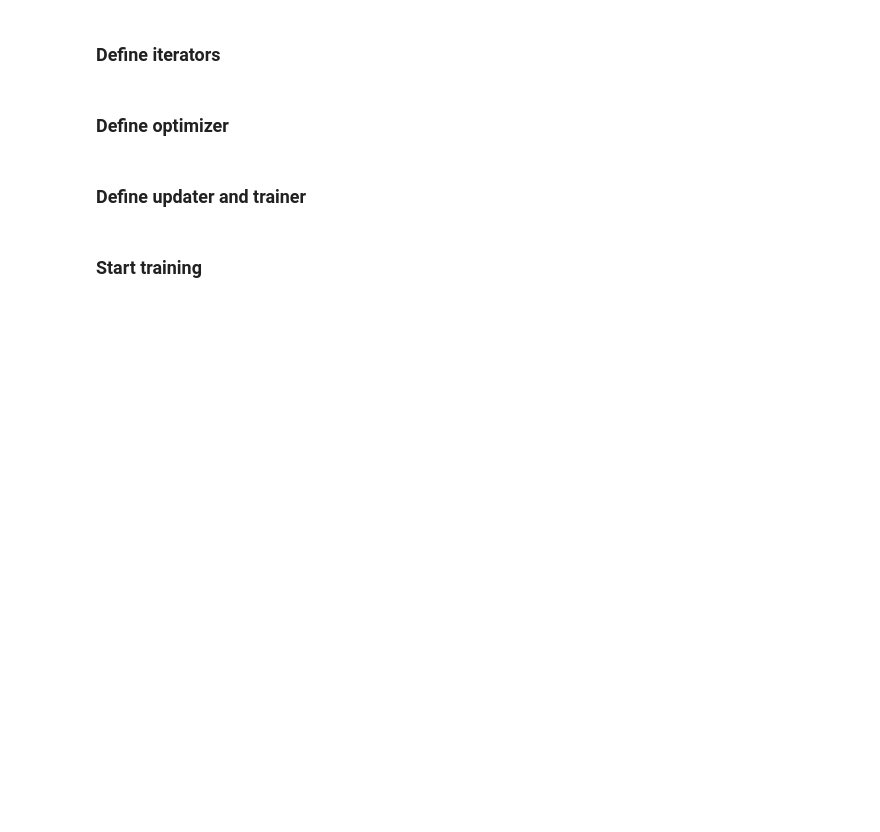
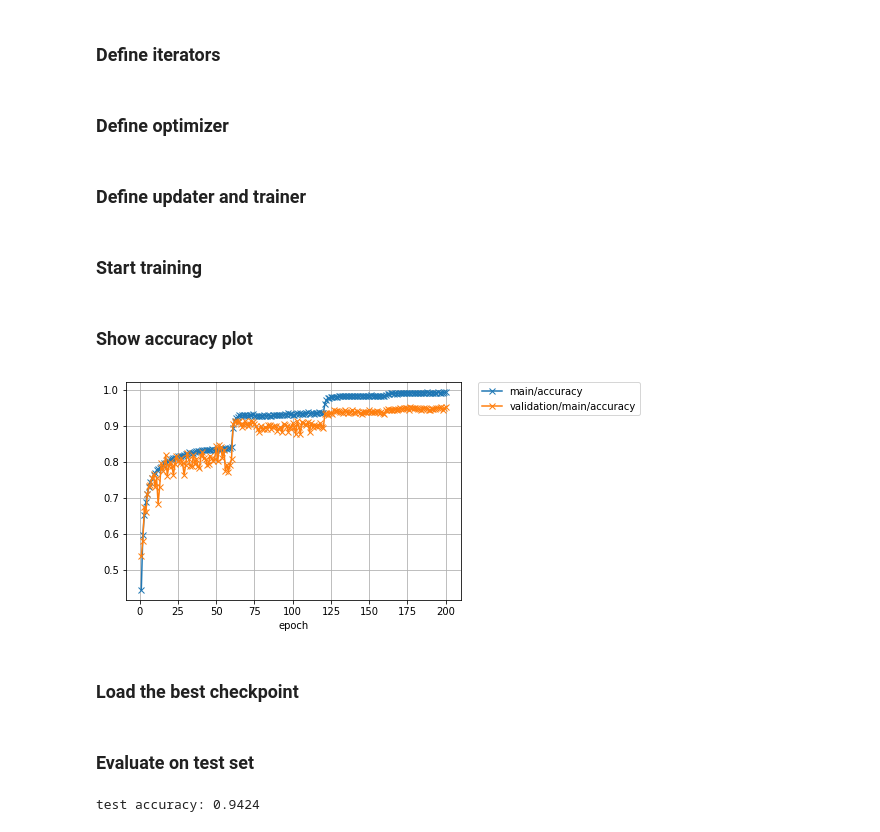
Before and after one commit to davda54/chainer-wideresnet, a Jupyter notebook: wideresnet.ipynb, the cells around one changed output. Saved outputs shown, nothing was run; the diff lists cells and outputs as text; code cells hidden in the pictures; blank space fills up the shorter version.

Commit message:
:flags: Checkpoint recovery and its accuracy on test set

```diff
--- a/wideresnet.ipynb
+++ b/wideresnet.ipynb
@@ -199,3 +205,12 @@ trainer.extend(E.MultistepShift('lr', gamma=0.2, step_value=[60, 120, 160], init
 ### Start training
 # %%
 trainer.run()
+# %% [markdown]
+### Show accuracy plot
+# %%
+from IPython.display import Image
+Image(filename=f'{FOLDER}/accuracy.png')
+# %% [output]
+[figure, added]
+# %% [markdown]
+### Load the best checkpoint
@@ -201,0 +221,22 @@ trainer.run()
+# %% [markdown]
+### Evaluate on test set
+# %%
+from chainer import cuda
+import math
+
+test_inputs = np.array([x for x, _ in test])
+test_labels = np.array([l for _, l in test])
+predictions = []
+
+with ch.using_config('train', False):
+    for i in range(int(math.ceil(len(test_labels) / BATCH_SIZE))):
+        batch = test_inputs[i*BATCH_SIZE:min((i+1)*BATCH_SIZE, len(test_labels)), ...]
+        output = best_model(cuda.to_gpu(batch)).data.argmax(axis=1)
+        predictions.append(cuda.to_cpu(output))
+
+predictions = np.concatenate(predictions)
+
+accuracy = (predictions == test_labels).mean()
+print(f"test accuracy: {accuracy}")
+# %% [output]
+test accuracy: 0.9424
```
Also changed, not shown: parts of 6 cells of this notebook.
